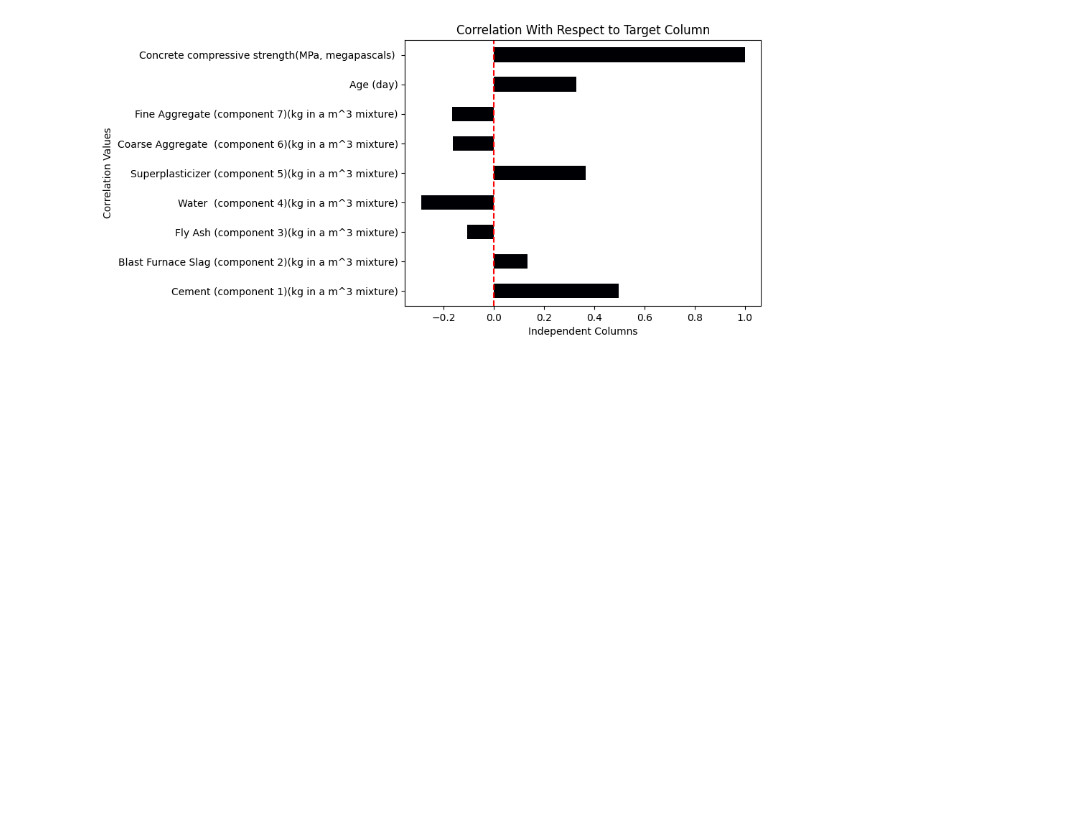
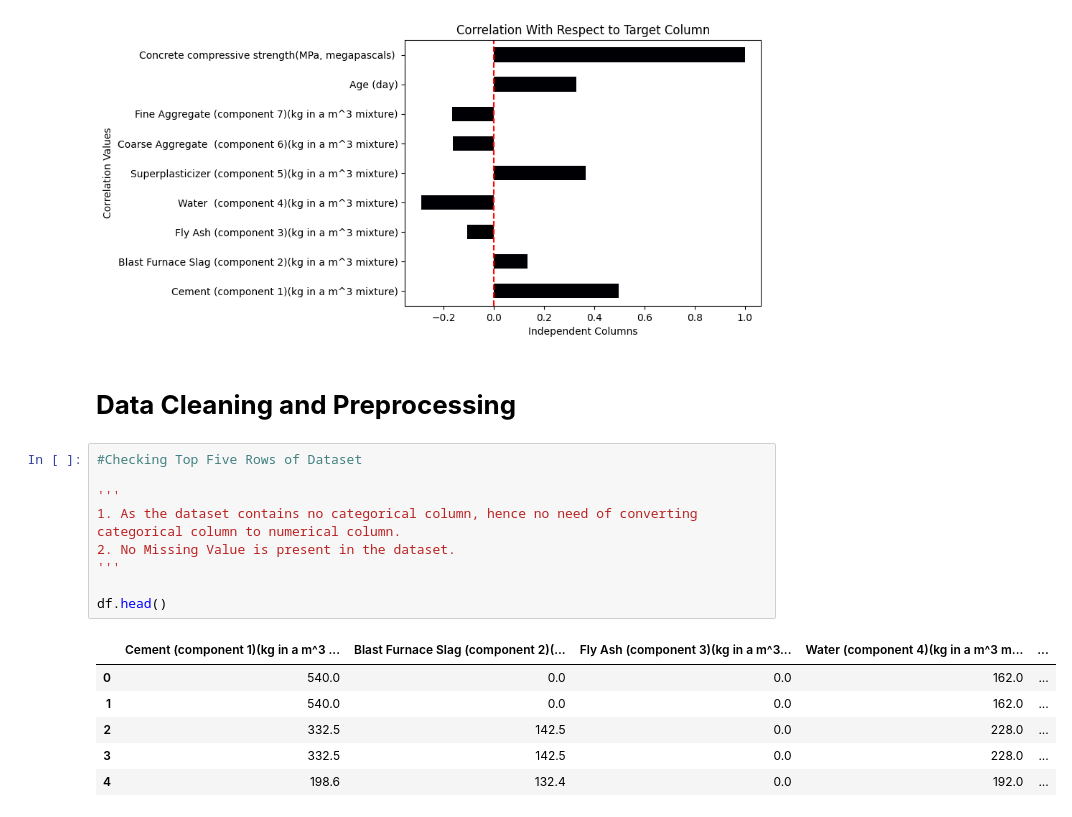
Before and after one commit to meet-vasita/CementPrediction_Model, a Jupyter notebook: Model.ipynb, the cells around one changed output. Drawn from its saved outputs; the diff is of its cells as text; blank space fills up the shorter version.

```diff
--- a/Model.ipynb
+++ b/Model.ipynb
@@ -213,3 +205,21 @@ plt.xlabel('Independent Columns')
 plt.show()
 # %% [output]
 [figure]
+# %% [markdown]
+# **Data Cleaning and Preprocessing**
+# %%
+#Checking Top Five Rows of Dataset
+
+'''
+1. As the dataset contains no categorical column, hence no need of converting categorical column to numerical column.
+2. No Missing Value is present in the dataset.
+'''
+
+df.head()
+# %% [output]
+|  | Cement (component 1)(kg in a m^3 ... | Blast Furnace Slag (component 2)(... | Fly Ash (component 3)(kg in a m^3... | Water (component 4)(kg in a m^3 m... | ... |
+| 0 | 540.0 | 0.0 | 0.0 | 162.0 | ... |
+| 1 | 540.0 | 0.0 | 0.0 | 162.0 | ... |
+| 2 | 332.5 | 142.5 | 0.0 | 228.0 | ... |
+| 3 | 332.5 | 142.5 | 0.0 | 228.0 | ... |
+| 4 | 198.6 | 132.4 | 0.0 | 192.0 | ... |
```
Also changed, not shown: parts of 7 cells of this notebook, 1 other file.
